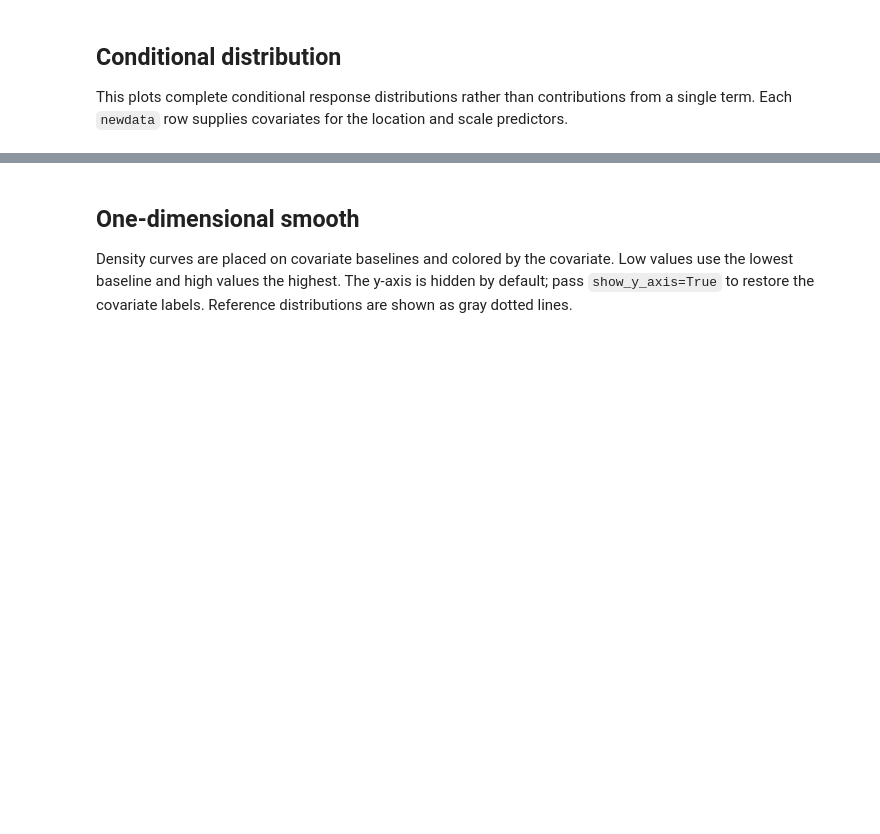
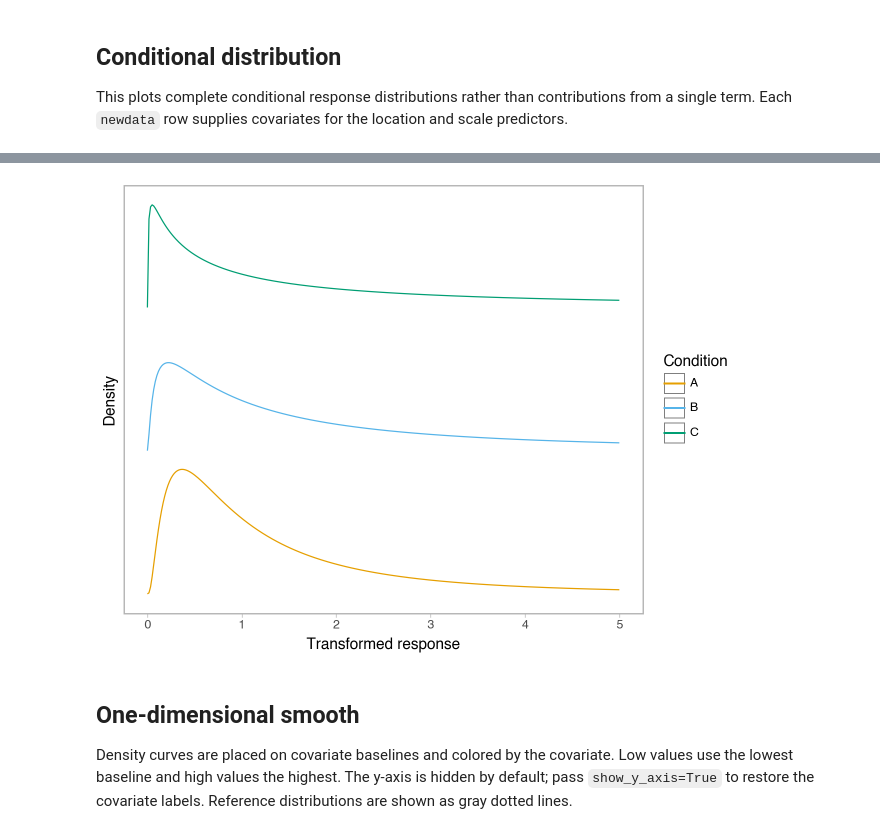
Before and after one commit to liesel-devs/liesel-ptm, a Jupyter notebook: demo/term-distribution-plots.ipynb, the cells around one changed output, grey strips where cells are left out. Saved outputs shown, nothing was run; the diff lists cells and outputs as text; code cells hidden in the pictures; blank space fills up the shorter version.

```diff
--- a/demo/term-distribution-plots.ipynb
+++ b/demo/term-distribution-plots.ipynb
@@ -111,3 +112,23 @@ ptm.plot_conditional_dist(
+# %%
+import tensorflow_probability.substrates.jax.bijectors as tfb
+
+ptm.plot_conditional_dist(
+    response,
+    samples,
+    newdata=[
+        {"x": 0.0, "z": 0.0},
+        {"x": 0.5, "z": 0.5},
+        {"x": 1.0, "z": 1.0},
+    ],
+    condition_labels=["A", "B", "C"],
+    rgrid=jnp.linspace(0.00001, 5.0, 300),
+    include_loc=True,
+    include_scale=True,
+    ci_quantiles=None,
+    response_bijector=tfb.Exp(),
+)
+# %% [output]
+[figure, added]
 # %% [markdown]
 ## One-dimensional smooth
 
```
Also changed, not shown: parts of 7 cells of this notebook, 3 other files.
